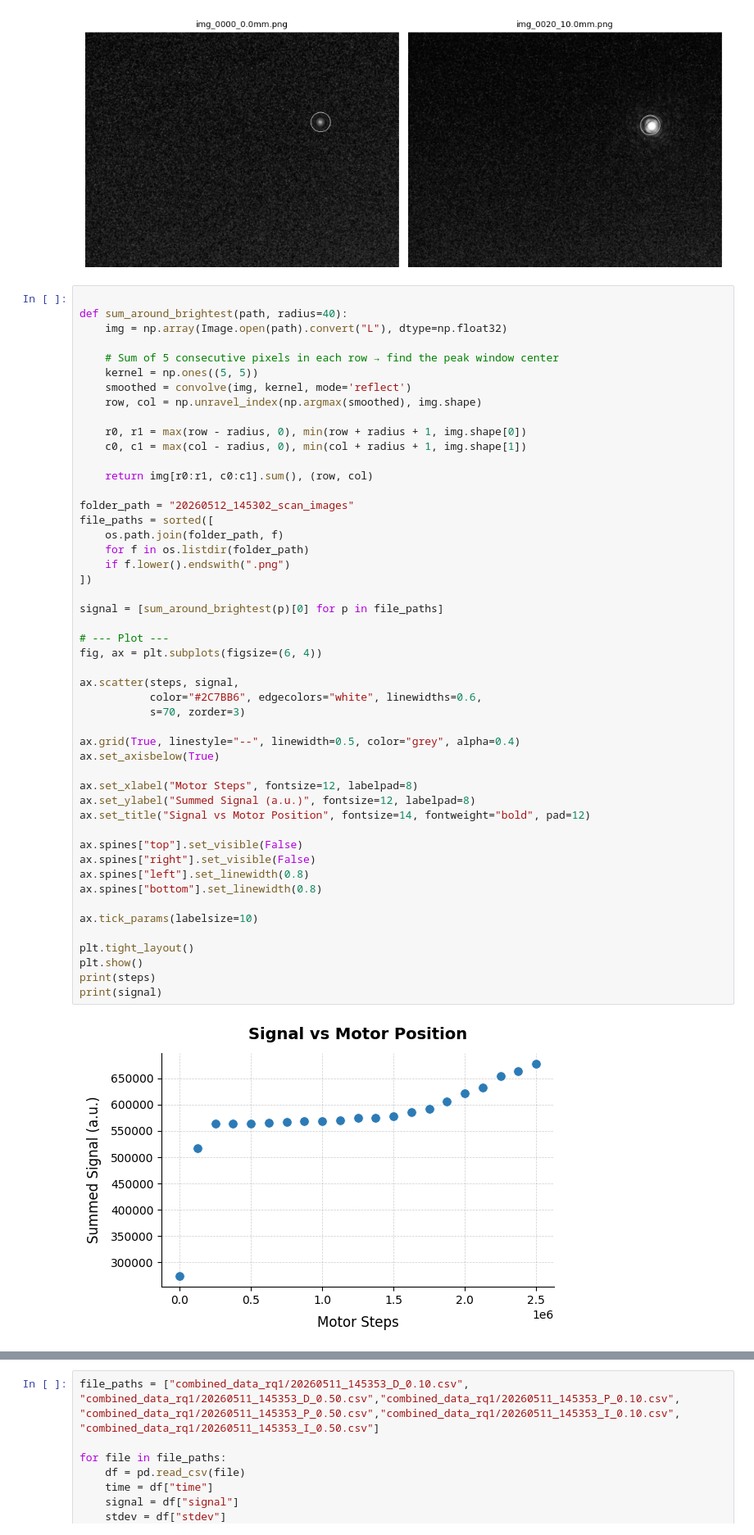
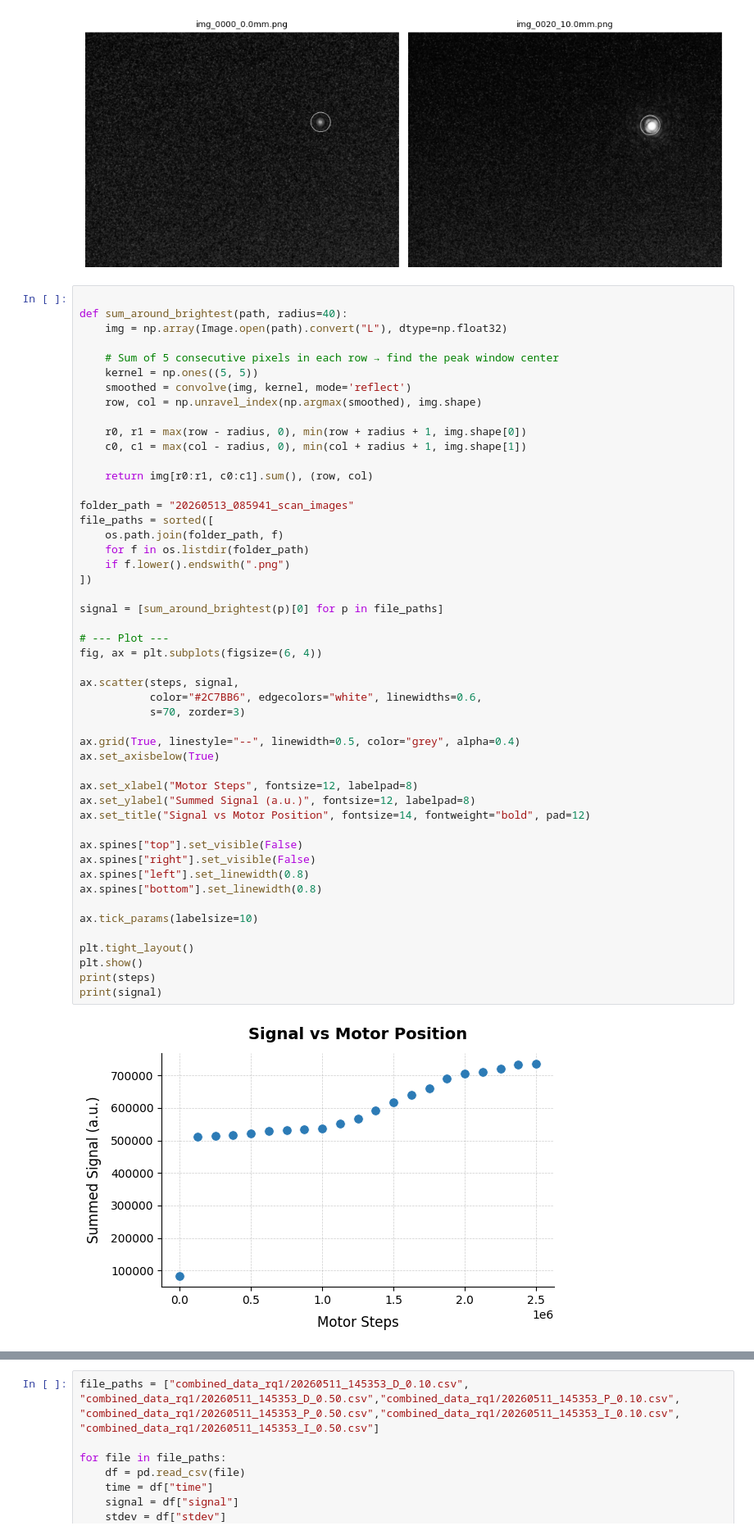
Before and after one commit to Eljameuter/PE3, a Jupyter notebook: image_processing.ipynb, the cells around one changed output, grey strips where cells are left out. Shown at 82% size. Saved outputs shown, nothing was run; the diff lists cells and outputs as text.

```diff
--- a/image_processing.ipynb
+++ b/image_processing.ipynb
@@ -270,7 +270,7 @@ def sum_around_brightest(path, radius=40):
 
     return img[r0:r1, c0:c1].sum(), (row, col)
 
-folder_path = "20260512_145302_scan_images"
+folder_path = "20260513_085941_scan_images"
 file_paths = sorted([
     os.path.join(folder_path, f)
     for f in os.listdir(folder_path)
@@ -278,34 +278,34 @@ file_paths = sorted([
 ])
 
 signal = [sum_around_brightest(p)[0] for p in file_paths]
 
 # --- Plot ---
 fig, ax = plt.subplots(figsize=(6, 4))
 
 ax.scatter(steps, signal,
            color="#2C7BB6", edgecolors="white", linewidths=0.6,
            s=70, zorder=3)
 
 ax.grid(True, linestyle="--", linewidth=0.5, color="grey", alpha=0.4)
 ax.set_axisbelow(True)
 
 ax.set_xlabel("Motor Steps", fontsize=12, labelpad=8)
 ax.set_ylabel("Summed Signal (a.u.)", fontsize=12, labelpad=8)
 ax.set_title("Signal vs Motor Position", fontsize=14, fontweight="bold", pad=12)
 
 ax.spines["top"].set_visible(False)
 ax.spines["right"].set_visible(False)
 ax.spines["left"].set_linewidth(0.8)
 ax.spines["bottom"].set_linewidth(0.8)
 
 ax.tick_params(labelsize=10)
 
 plt.tight_layout()
 plt.show()
 print(steps)
 print(signal)
 # %% [output]
-[figure, old version]
+[figure, new version]
 [      0.  125000.  250000.  375000.  500000.  625000.  750000.  875000.
  1000000. 1125000. 1250000. 1375000. 1500000. 1625000. 1750000. 1875000.
  2000000. 2125000. 2250000. 2375000. 2500000.]
```
Also changed, not shown: parts of 4 cells of this notebook, 46 other files.
